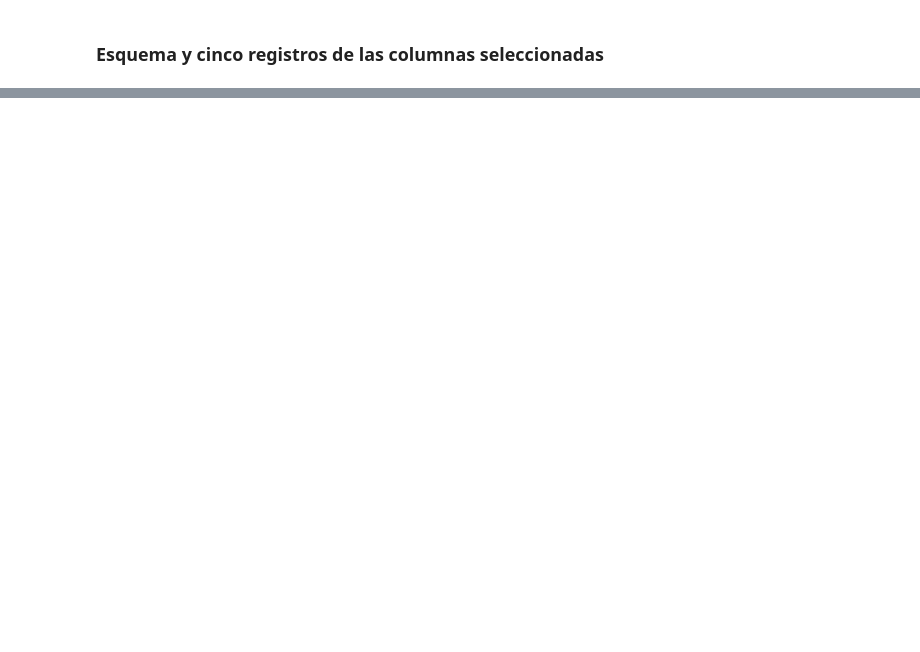
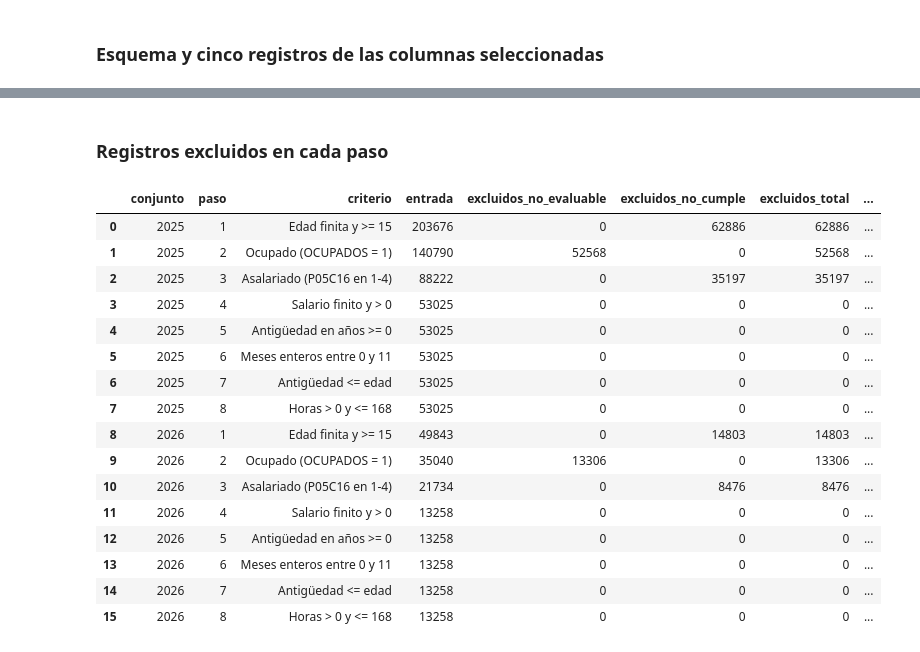
Before and after one commit to Albu231311/Lab7-DS, a Jupyter notebook: notebooks/ej1_nes.ipynb, the cells around one changed output, grey strips where cells are left out. Drawn from its saved outputs; the diff is of its cells as text; code cells hidden in the pictures; blank space fills up the shorter version.

```diff
--- a/notebooks/ej1_nes.ipynb
+++ b/notebooks/ej1_nes.ipynb
@@ -118,7 +131,7 @@ def cargar_archivo(meta):
     pdf = pdf.rename(columns=COLUMNAS)
 
     for c in NUMERICAS:
-        pdf[c] = a_numero(pdf[c]).astype(object)
+        pdf[c] = a_numero(pdf[c]).astype(float).astype(object)
     for c in CATEGORICAS:
         pdf[c] = pdf[c].map(normalizar_codigo)
     for c in ENTERAS:
@@ -190,0 +272,7 @@ df_2025.show(5, truncate=False)
+# %%
+def agregar_antiguedad(df):
+    return df.withColumn("antiguedad",
+                         F.col("antiguedad_anios") + F.col("antiguedad_meses") / F.lit(12.0))
+
+df_2025 = agregar_antiguedad(df_2025).persist()
+df_2026 = agregar_antiguedad(df_2026).persist()
@@ -190,0 +346,29 @@ df_2025.show(5, truncate=False)
+# %% [markdown]
+### Registros excluidos en cada paso
+# %%
+bitacora["conjunto"] = bitacora["periodo_archivo"].str[:4]
+resumen_pasos = (bitacora
+    .groupby(["conjunto", "paso", "criterio"], as_index=False)
+    [["entrada", "excluidos_no_evaluable", "excluidos_no_cumple", "excluidos_total", "restantes"]]
+    .sum())
+resumen_pasos["pct_excluido_del_paso"] = (100 * resumen_pasos["excluidos_total"]
+                                          / resumen_pasos["entrada"]).round(2)
+resumen_pasos
+# %% [output]
+|  | conjunto | paso | criterio | entrada | excluidos_no_evaluable | excluidos_no_cumple | excluidos_total | ... |
+| 0 | 2025 | 1 | Edad finita y >= 15 | 203676 | 0 | 62886 | 62886 | ... |
+| 1 | 2025 | 2 | Ocupado (OCUPADOS = 1) | 140790 | 52568 | 0 | 52568 | ... |
+| 2 | 2025 | 3 | Asalariado (P05C16 en 1-4) | 88222 | 0 | 35197 | 35197 | ... |
+| 3 | 2025 | 4 | Salario finito y > 0 | 53025 | 0 | 0 | 0 | ... |
+| 4 | 2025 | 5 | Antigüedad en años >= 0 | 53025 | 0 | 0 | 0 | ... |
+| 5 | 2025 | 6 | Meses enteros entre 0 y 11 | 53025 | 0 | 0 | 0 | ... |
+| 6 | 2025 | 7 | Antigüedad <= edad | 53025 | 0 | 0 | 0 | ... |
+| 7 | 2025 | 8 | Horas > 0 y <= 168 | 53025 | 0 | 0 | 0 | ... |
+| 8 | 2026 | 1 | Edad finita y >= 15 | 49843 | 0 | 14803 | 14803 | ... |
+| 9 | 2026 | 2 | Ocupado (OCUPADOS = 1) | 35040 | 13306 | 0 | 13306 | ... |
+| 10 | 2026 | 3 | Asalariado (P05C16 en 1-4) | 21734 | 0 | 8476 | 8476 | ... |
+| 11 | 2026 | 4 | Salario finito y > 0 | 13258 | 0 | 0 | 0 | ... |
+| 12 | 2026 | 5 | Antigüedad en años >= 0 | 13258 | 0 | 0 | 0 | ... |
+| 13 | 2026 | 6 | Meses enteros entre 0 y 11 | 13258 | 0 | 0 | 0 | ... |
+| 14 | 2026 | 7 | Antigüedad <= edad | 13258 | 0 | 0 | 0 | ... |
+| 15 | 2026 | 8 | Horas > 0 y <= 168 | 13258 | 0 | 0 | 0 | ... |
```
Also changed, not shown: parts of 18 cells of this notebook.
